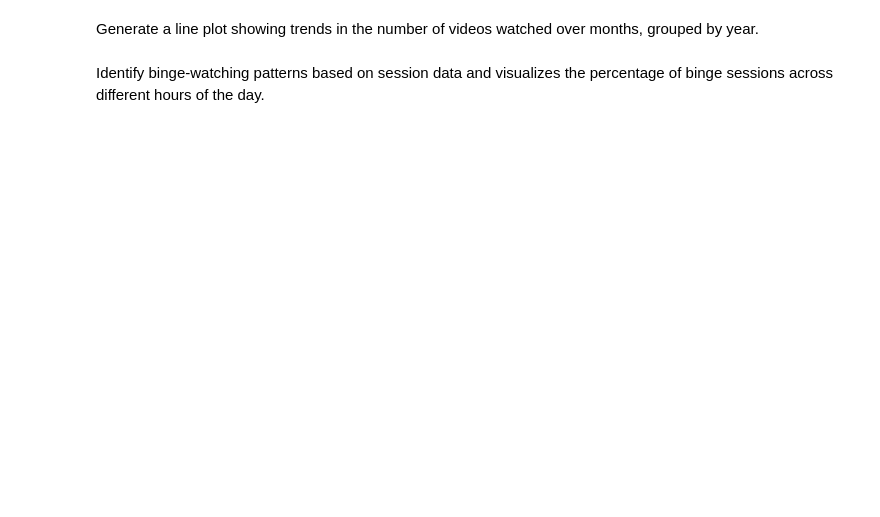
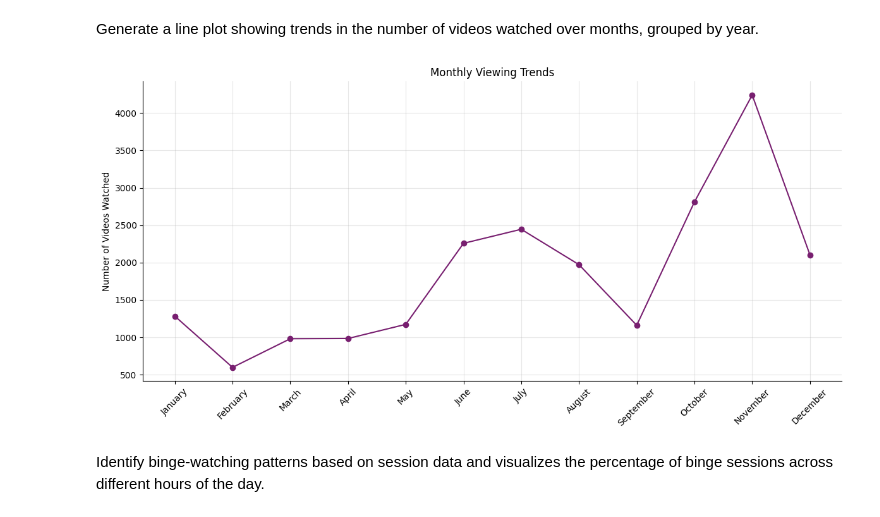
Before and after one commit to 10100111111001111010/DSA-210-Personal-Data-Analysis, a Jupyter notebook: data_analysis.ipynb, the cells around one changed output. Cells and saved outputs as stored; diff of their text form; code cells hidden in the pictures; blank space fills up the shorter version.

```diff
--- a/data_analysis.ipynb
+++ b/data_analysis.ipynb
@@ -191,34 +174,39 @@ Generate a line plot showing trends in the number of videos watched over months,
 # %%
 def analyze_monthly_trends(self, output_dir='figures'):
 
     os.makedirs(output_dir, exist_ok=True)
 
     monthly_counts = self.df.groupby(['year', 'month_name']).size().reset_index()
     monthly_counts.columns = ['year', 'month', 'count']
 
     monthly_counts['month'] = pd.Categorical(monthly_counts['month'],
                                              categories=calendar.month_name[1:],
                                              ordered=True)
     monthly_counts.sort_values(['year', 'month'], inplace=True)
 
     plt.figure(figsize=(12, 6))
     plt.plot(monthly_counts['month'], monthly_counts['count'], marker='o', color='#781f70')
     plt.title('Monthly Viewing Trends')
     plt.ylabel('Number of Videos Watched')
     plt.xticks(rotation=45)
     plt.grid(True, alpha=0.3)
 
     ax = plt.gca()
     ax.spines['top'].set_visible(False)
     ax.spines['right'].set_visible(False)
 
     plt.tight_layout()
     plt.savefig(f'{output_dir}/monthly_trends.png', dpi=300, bbox_inches='tight')
+    plt.show()
     plt.close()
 
-    return {'monthly_counts': monthly_counts}
+    result = {'monthly_counts': monthly_counts}
 
 TemporalAnalyzer.analyze_monthly_trends = analyze_monthly_trends
+
+analyzer.analyze_monthly_trends()
+# %% [output]
+[figure, added]
 # %% [markdown]
 Identify binge-watching patterns based on session data and visualizes the percentage of binge sessions across different hours of the day.
 # %%
```
Also changed, not shown: parts of 9 cells of this notebook.
